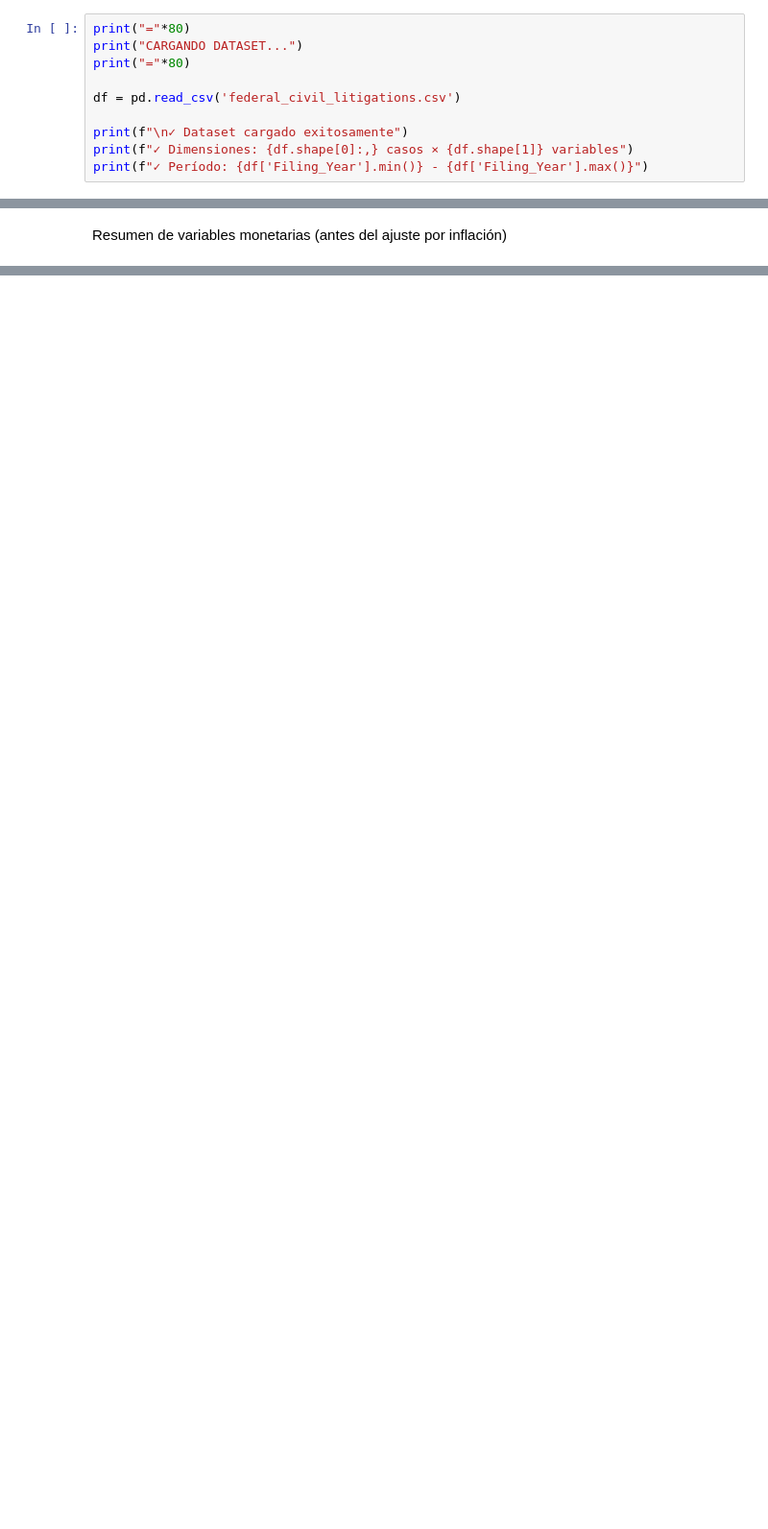
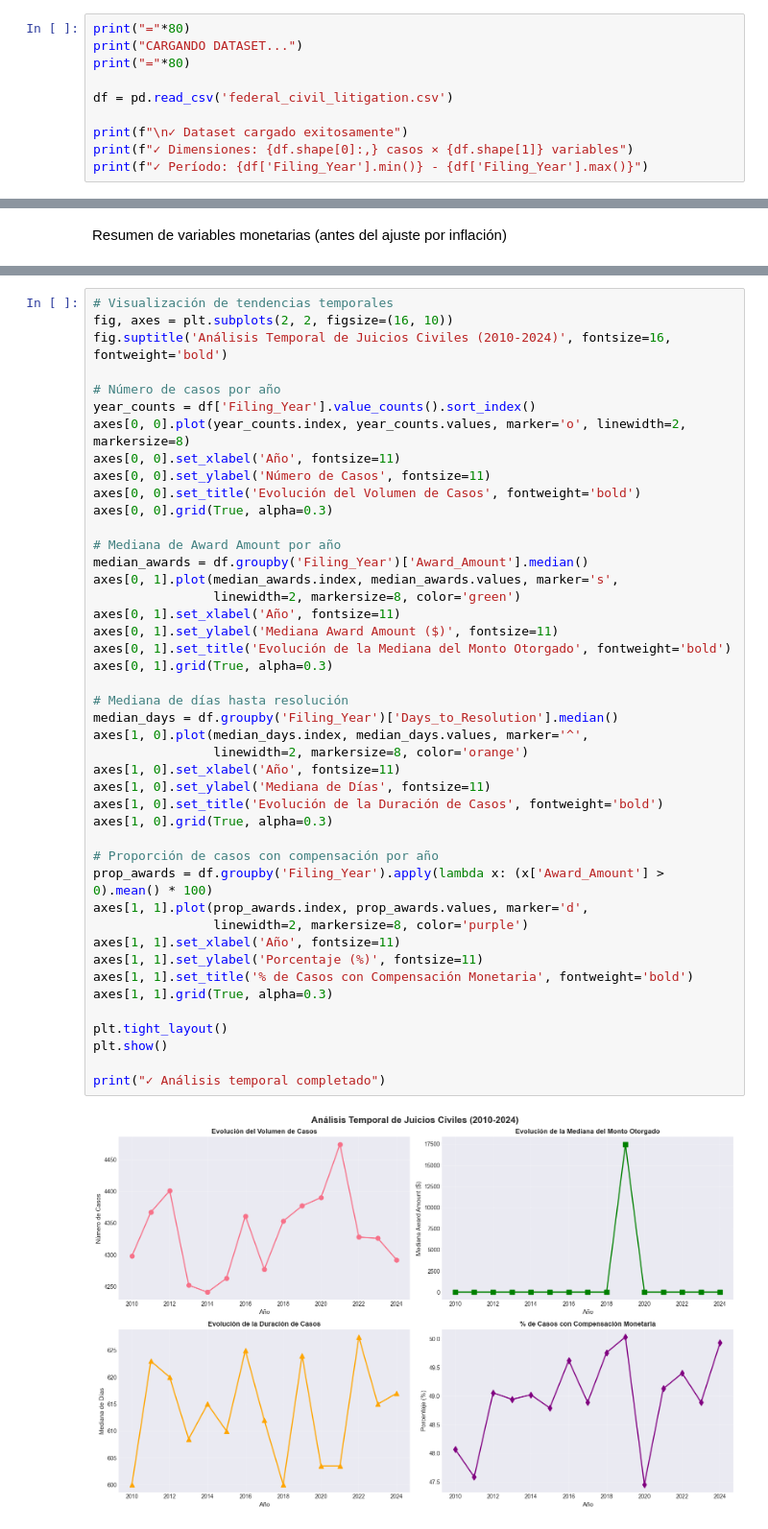
Before and after one commit to ElBrancho04/Analisis-Estadistico-Juicios-Civiles-en-EU, a Jupyter notebook: proyecto_juicios_civiles.ipynb, the cells around one changed output, grey strips where cells are left out. Shown at 96% size. Saved outputs shown, nothing was run; the diff lists cells and outputs as text; blank space fills up the shorter version.

```diff
--- a/proyecto_juicios_civiles.ipynb
+++ b/proyecto_juicios_civiles.ipynb
@@ -210,7 +217,7 @@ print("="*80)
 print("CARGANDO DATASET...")
 print("="*80)
 
-df = pd.read_csv('federal_civil_litigations.csv')
+df = pd.read_csv('federal_civil_litigation.csv')
 
 print(f"\n✓ Dataset cargado exitosamente")
 print(f"✓ Dimensiones: {df.shape[0]:,} casos × {df.shape[1]} variables")
@@ -314,0 +572,46 @@ print("="*80)
+# %%
+# Visualización de tendencias temporales
+fig, axes = plt.subplots(2, 2, figsize=(16, 10))
+fig.suptitle('Análisis Temporal de Juicios Civiles (2010-2024)', fontsize=16, fontweight='bold')
+
+# Número de casos por año
+year_counts = df['Filing_Year'].value_counts().sort_index()
+axes[0, 0].plot(year_counts.index, year_counts.values, marker='o', linewidth=2, markersize=8)
+axes[0, 0].set_xlabel('Año', fontsize=11)
+axes[0, 0].set_ylabel('Número de Casos', fontsize=11)
+axes[0, 0].set_title('Evolución del Volumen de Casos', fontweight='bold')
+axes[0, 0].grid(True, alpha=0.3)
+
+# Mediana de Award Amount por año
+median_awards = df.groupby('Filing_Year')['Award_Amount'].median()
+axes[0, 1].plot(median_awards.index, median_awards.values, marker='s',
+                linewidth=2, markersize=8, color='green')
+axes[0, 1].set_xlabel('Año', fontsize=11)
+axes[0, 1].set_ylabel('Mediana Award Amount ($)', fontsize=11)
+axes[0, 1].set_title('Evolución de la Mediana del Monto Otorgado', fontweight='bold')
+axes[0, 1].grid(True, alpha=0.3)
+
+# Mediana de días hasta resolución
+median_days = df.groupby('Filing_Year')['Days_to_Resolution'].median()
+axes[1, 0].plot(median_days.index, median_days.values, marker='^',
+                linewidth=2, markersize=8, color='orange')
+axes[1, 0].set_xlabel('Año', fontsize=11)
+axes[1, 0].set_ylabel('Mediana de Días', fontsize=11)
+axes[1, 0].set_title('Evolución de la Duración de Casos', fontweight='bold')
+axes[1, 0].grid(True, alpha=0.3)
+
+# Proporción de casos con compensación por año
+prop_awards = df.groupby('Filing_Year').apply(lambda x: (x['Award_Amount'] > 0).mean() * 100)
+axes[1, 1].plot(prop_awards.index, prop_awards.values, marker='d',
+                linewidth=2, markersize=8, color='purple')
+axes[1, 1].set_xlabel('Año', fontsize=11)
+axes[1, 1].set_ylabel('Porcentaje (%)', fontsize=11)
+axes[1, 1].set_title('% de Casos con Compensación Monetaria', fontweight='bold')
+axes[1, 1].grid(True, alpha=0.3)
+
+plt.tight_layout()
+plt.show()
+
+print("✓ Análisis temporal completado")
+# %% [output]
+[figure, added]
```
Also changed, not shown: parts of 50 cells of this notebook.
